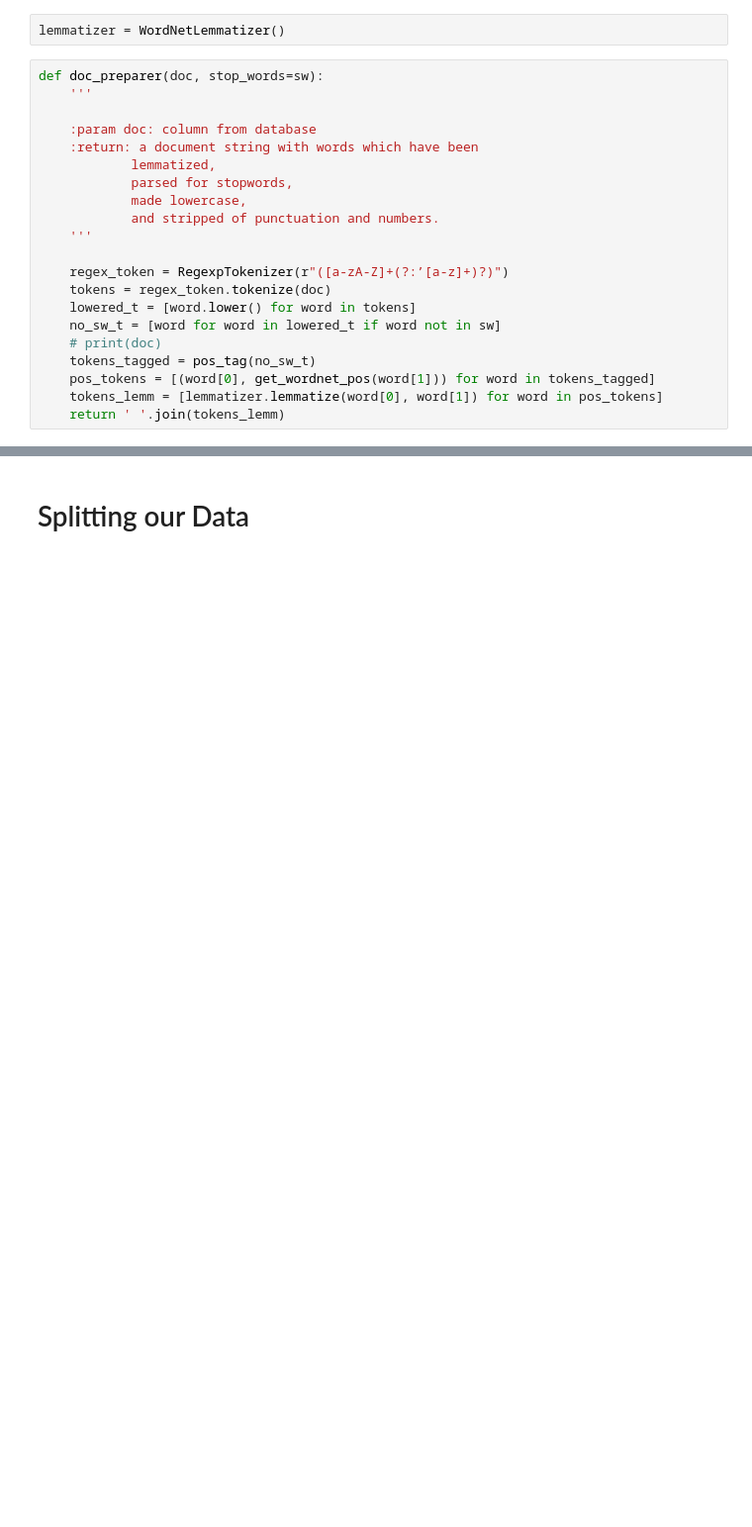
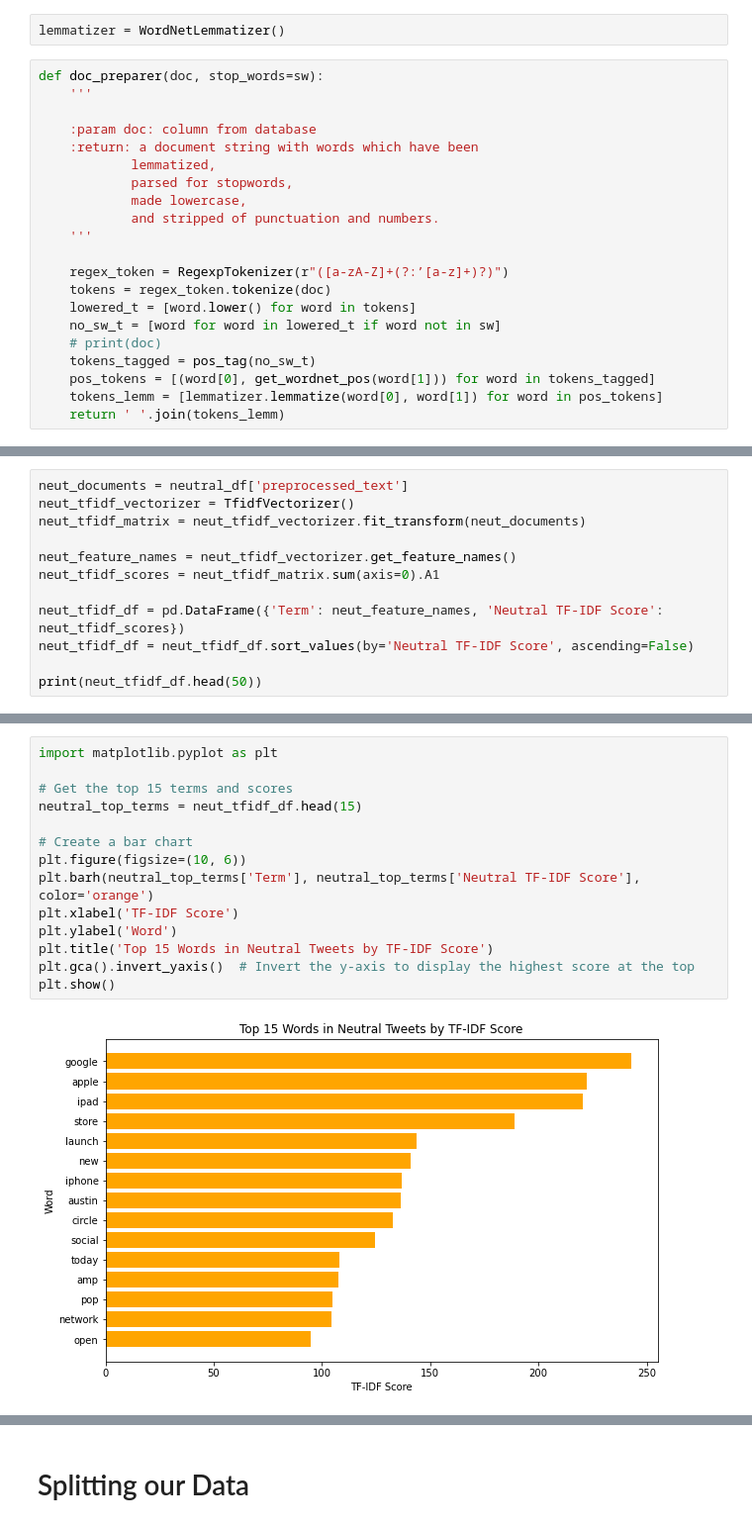
Before and after one commit to juved/Unveiling-Sentiments-on-Apple-and-Google-Products, a Jupyter notebook: Notebooks/jay_pre_final.ipynb, the cells around one changed output, grey strips where cells are left out. Shown at 99% size. Saved outputs shown, nothing was run; the diff lists cells and outputs as text; blank space fills up the shorter version.

```diff
--- a/Notebooks/jay_pre_final.ipynb
+++ b/Notebooks/jay_pre_final.ipynb
@@ -190,0 +268,12 @@ Counter({'wesley': 1,
+# %%
+neut_documents = neutral_df['preprocessed_text']
+neut_tfidf_vectorizer = TfidfVectorizer()
+neut_tfidf_matrix = neut_tfidf_vectorizer.fit_transform(neut_documents)
+
+neut_feature_names = neut_tfidf_vectorizer.get_feature_names()
+neut_tfidf_scores = neut_tfidf_matrix.sum(axis=0).A1
+
+neut_tfidf_df = pd.DataFrame({'Term': neut_feature_names, 'Neutral TF-IDF Score': neut_tfidf_scores})
+neut_tfidf_df = neut_tfidf_df.sort_values(by='Neutral TF-IDF Score', ascending=False)
+
+print(neut_tfidf_df.head(50))
@@ -190,0 +298,16 @@ Counter({'wesley': 1,
+# %%
+import matplotlib.pyplot as plt
+
+# Get the top 15 terms and scores
+neutral_top_terms = neut_tfidf_df.head(15)
+
+# Create a bar chart
+plt.figure(figsize=(10, 6))
+plt.barh(neutral_top_terms['Term'], neutral_top_terms['Neutral TF-IDF Score'], color='orange')
+plt.xlabel('TF-IDF Score')
+plt.ylabel('Word')
+plt.title('Top 15 Words in Neutral Tweets by TF-IDF Score')
+plt.gca().invert_yaxis()  # Invert the y-axis to display the highest score at the top
+plt.show()
+# %% [output]
+[figure, added]
```
Also changed, not shown: parts of 37 cells of this notebook.
